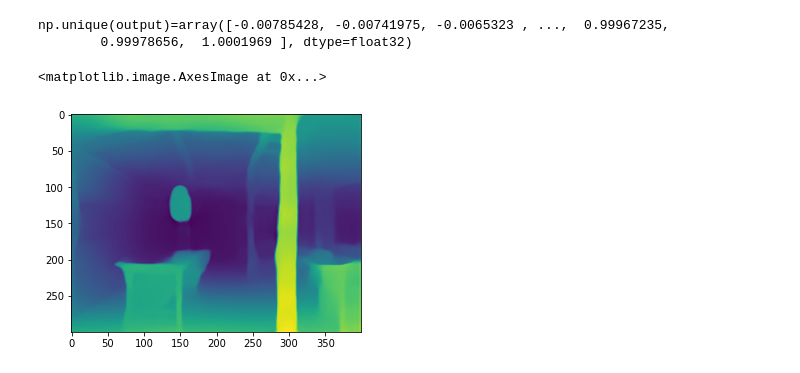
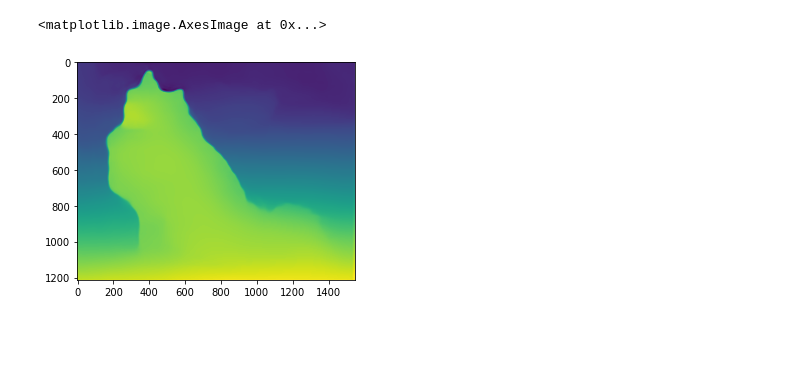
Before and after one commit to Hyun-je/MiDas_Test-iOS, a Jupyter notebook: script/MiDaS_PyTorch_Inference.ipynb, the cells around one changed output. Saved outputs shown, nothing was run; the diff lists cells and outputs as text; code cells hidden in the pictures; blank space fills up the shorter version.

```diff
--- a/script/MiDaS_PyTorch_Inference.ipynb
+++ b/script/MiDaS_PyTorch_Inference.ipynb
@@ -72,0 +21,15 @@ Model(
+# %%
+#!pip install wget
+!wget https://raw.githubusercontent.com/Hyun-je/MiDas_Test-iOS/main/script/MiDaS.py -O MiDaS.py --no-cache
+
+from MiDaS import MiDaS
+
+#model_type = "DPT_Large"     # MiDaS v3 - Large     (highest accuracy, slowest inference speed)
+#model_type = "DPT_Hybrid"   # MiDaS v3 - Hybrid    (medium accuracy, medium inference speed)
+model_type = "MiDaS_small"  # MiDaS v2.1 - Small   (lowest accuracy, highest inference speed)
+
+midas = MiDaS(model_type)
+
+device = torch.device("cuda") if torch.cuda.is_available() else torch.device("cpu")
+midas.to(device)
+midas.eval()
@@ -79,7 +73,7 @@ import urllib.request
 url, filename = ("https://github.com/pytorch/hub/raw/master/images/dog.jpg", "dog.jpg")
 urllib.request.urlretrieve(url, filename)
 
-img = Image.open('IMG_3166.jpg')
+img = Image.open('dog.jpg')
 np_img = np.array(img)
 plt.imshow(np_img)
 # %% [output]
@@ -122,19 +94,16 @@ tensor([  0,   1,   2,   3,   4,   5,   6,   7,   8,   9,  10,  11,  12,  13,
 # %%
 with torch.no_grad():
     prediction = midas(input_batch)
 
     prediction = torch.nn.functional.interpolate(
-        prediction.unsqueeze(1),
+        prediction,
         size=(img.size[1], img.size[0]),
         mode="bicubic",
         align_corners=False,
     ).squeeze()
 
 output = prediction.cpu().numpy()
-print(f'{np.unique(output)=}')
 plt.imshow(output)
 # %% [output]
-np.unique(output)=array([-0.00785428, -0.00741975, -0.0065323 , ...,  0.99967235,
-        0.99978656,  1.0001969 ], dtype=float32)
+<matplotlib.image.AxesImage at 0x...>
-<matplotlib.image.AxesImage at 0x...>
-[figure, old version]
+[figure, new version]
```
Also changed, not shown: parts of 6 cells of this notebook.
